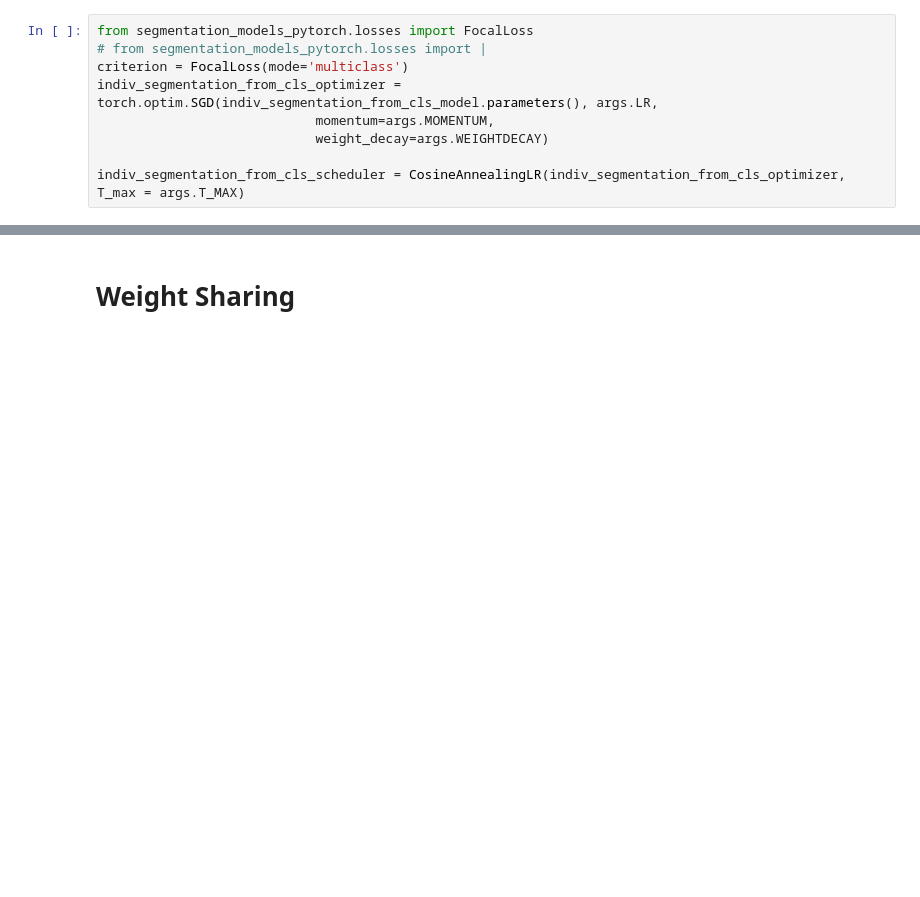
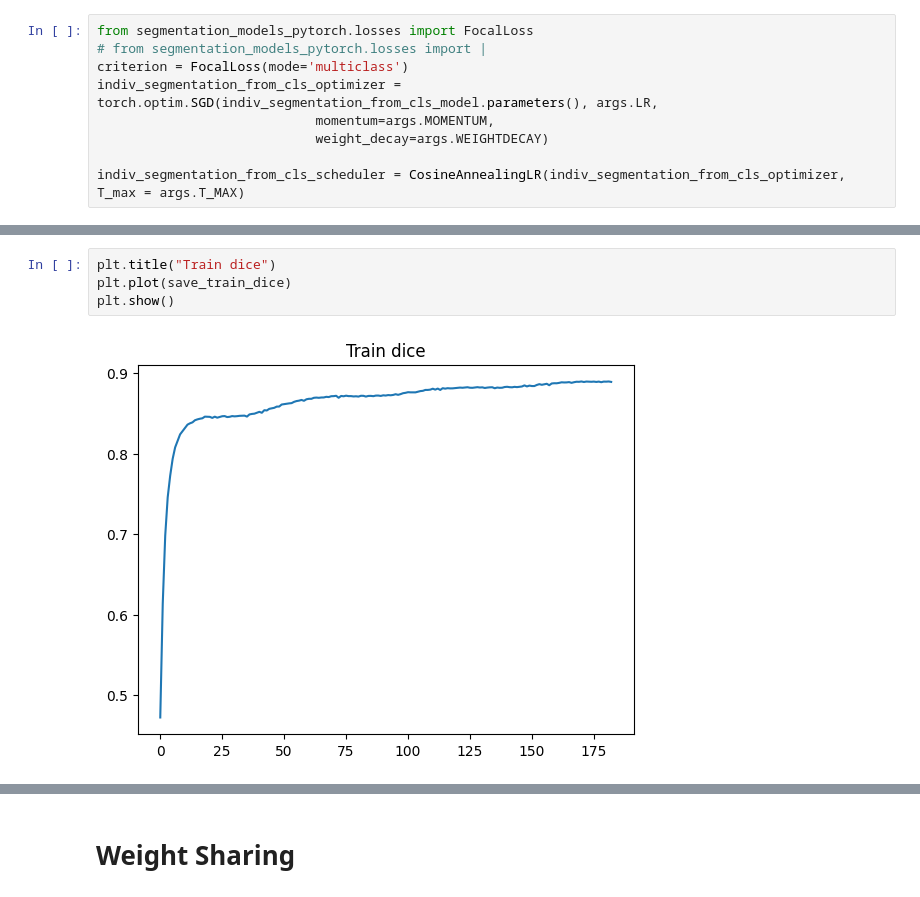
Before and after one commit to superbunny38/DeepLearning, a Jupyter notebook: SupplementaryMaterials/Weight Transfer From Classification To Segmentation.ipynb, the cells around one changed output, grey strips where cells are left out. Drawn from its saved outputs; the diff is of its cells as text; blank space fills up the shorter version.

```diff
--- a/SupplementaryMaterials/Weight Transfer From Classification To Segmentation.ipynb
+++ b/SupplementaryMaterials/Weight Transfer From Classification To Segmentation.ipynb
@@ -836,0 +872,6 @@ tensor([1, 2, 3], dtype=torch.uint8)
+# %%
+plt.title("Train dice")
+plt.plot(save_train_dice)
+plt.show()
+# %% [output]
+[figure, added]
```
Also changed, not shown: parts of 33 cells of this notebook.
